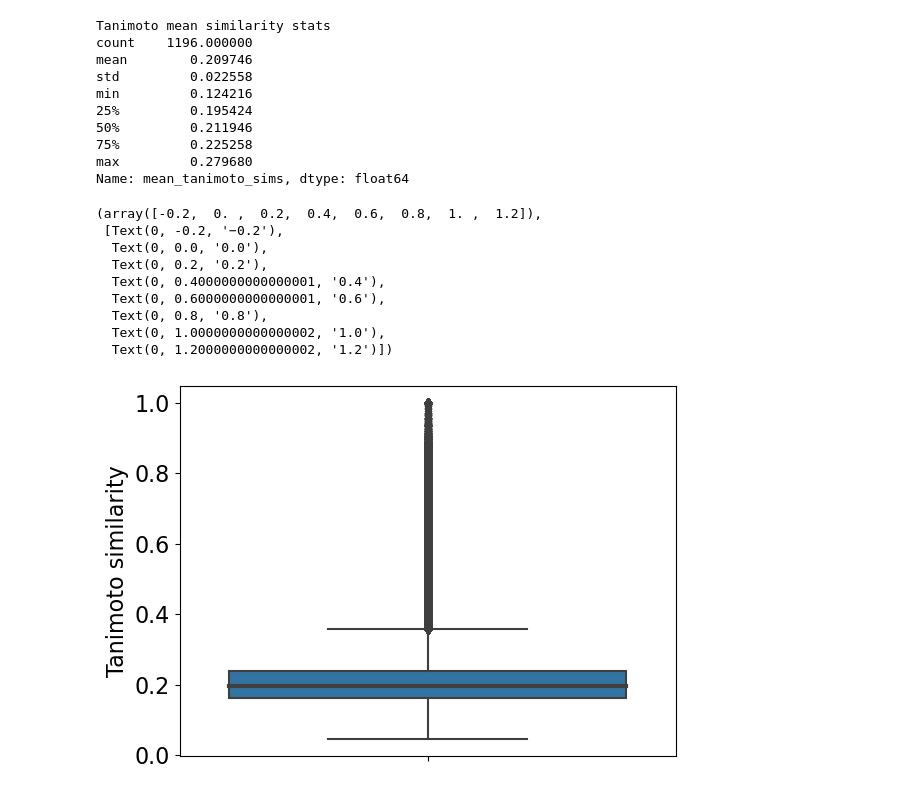
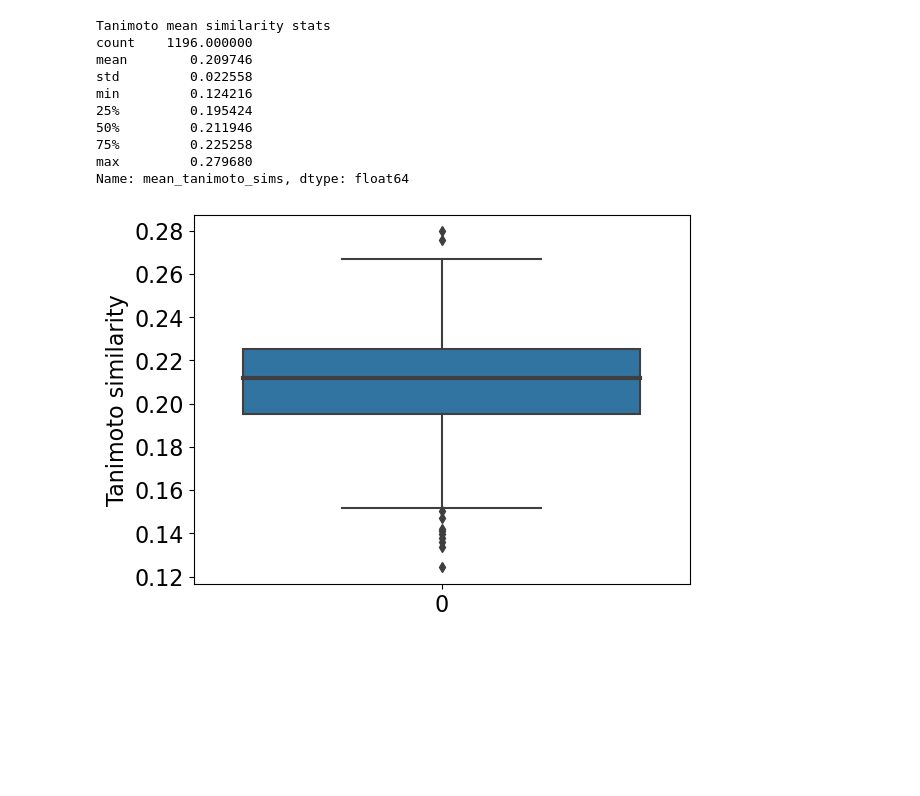
Before and after one commit to volkamerlab/KinFragLib_PocketEnum, a Jupyter notebook: evaluation/diversity.ipynb, the cells around one changed output. Cells and saved outputs as stored; diff of their text form; code cells hidden in the pictures; blank space fills up the shorter version.

```diff
--- a/evaluation/diversity.ipynb
+++ b/evaluation/diversity.ipynb
@@ -441,21 +391,13 @@ min         0.124216
 max         0.279680
 Name: mean_tanimoto_sims, dtype: float64
 # %%
-0.017000
-
->  <BIOSOLVEIT.HYDE_ESTIMATED_AFFINITY_UPPER_BOUNDARY [nM]>  (2)
-1.689070
+sns.boxplot(
+    data['mean_tanimoto_sims'],
+    medianprops={"linewidth": 3, "linestyle": "-"},
+    )
 plt.ylabel('Tanimoto similarity', fontsize=16)
 plt.xticks(fontsize=16)
 plt.yticks(fontsize=16)
+plt.show()
 # %% [output]
-(array([-0.2,  0. ,  0.2,  0.4,  0.6,  0.8,  1. ,  1.2]),
- [Text(0, -0.2, '−0.2'),
-  Text(0, 0.0, '0.0'),
-  Text(0, 0.2, '0.2'),
-  Text(0, 0.4000000000000001, '0.4'),
-  Text(0, 0.6000000000000001, '0.6'),
-  Text(0, 0.8, '0.8'),
-  Text(0, 1.0000000000000002, '1.0'),
-  Text(0, 1.2000000000000002, '1.2')])
-[figure, old version]
+[figure, new version]
```
Also changed, not shown: parts of 23 cells of this notebook.
